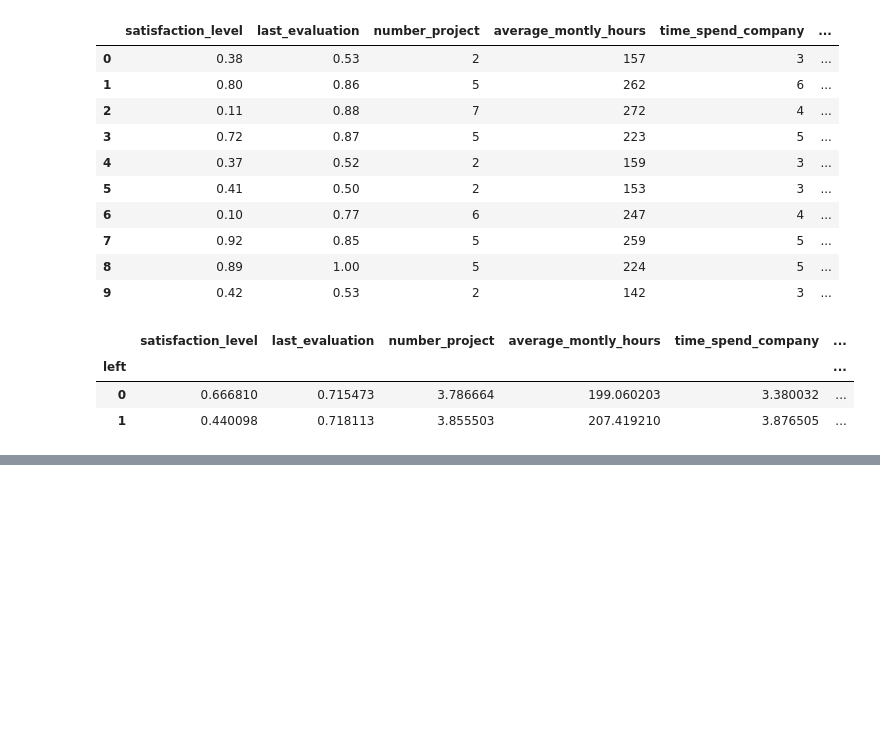
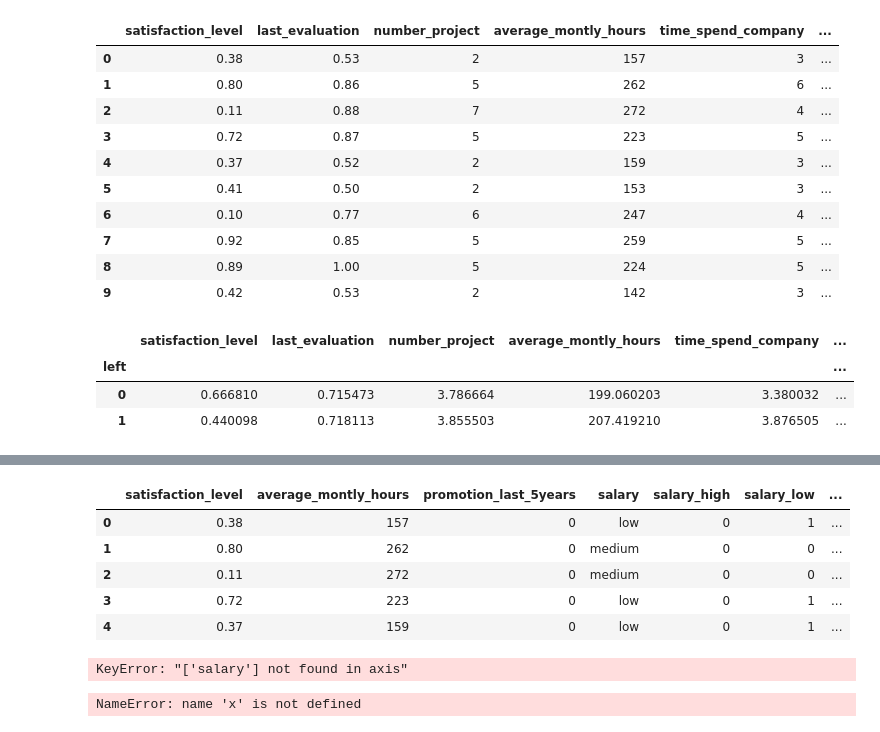
Before and after one commit to sanketvekariya23/machine_learning, a Jupyter notebook: exercise_logistic_regression_with big_data.ipynb, the cells around one changed output, grey strips where cells are left out. Drawn from its saved outputs; the diff is of its cells as text; code cells hidden in the pictures; blank space fills up the shorter version.

```diff
--- a/exercise_logistic_regression_with big_data.ipynb
+++ b/exercise_logistic_regression_with big_data.ipynb
@@ -26,0 +75,15 @@ df.groupby('left').mean()
+# %%
+concated = pd.concat([group,group_dummies] , axis = 'columns')
+# %%
+concated.head(5)
+# %% [output]
+|  | satisfaction_level | average_montly_hours | promotion_last_5years | salary | salary_high | salary_low | ... |
+| 0 | 0.38 | 157 | 0 | low | 0 | 1 | ... |
+| 1 | 0.80 | 262 | 0 | medium | 0 | 0 | ... |
+| 2 | 0.11 | 272 | 0 | medium | 0 | 0 | ... |
+| 3 | 0.72 | 223 | 0 | low | 0 | 1 | ... |
+| 4 | 0.37 | 159 | 0 | low | 0 | 1 | ... |
+# %%
+concated.drop('salary', axis='columns',inplace = True)
+# %% [output]
+KeyError: "['salary'] not found in axis"
@@ -26,0 +92,5 @@ df.groupby('left').mean()
+# %%
+from sklearn.model_selection import train_test_split
+x_train ,x_test,y_train , y_test =train_test_split(x,y,test_size = 0.3)
+# %% [output]
+NameError: name 'x' is not defined
```
Also changed, not shown: parts of 7 cells of this notebook.
